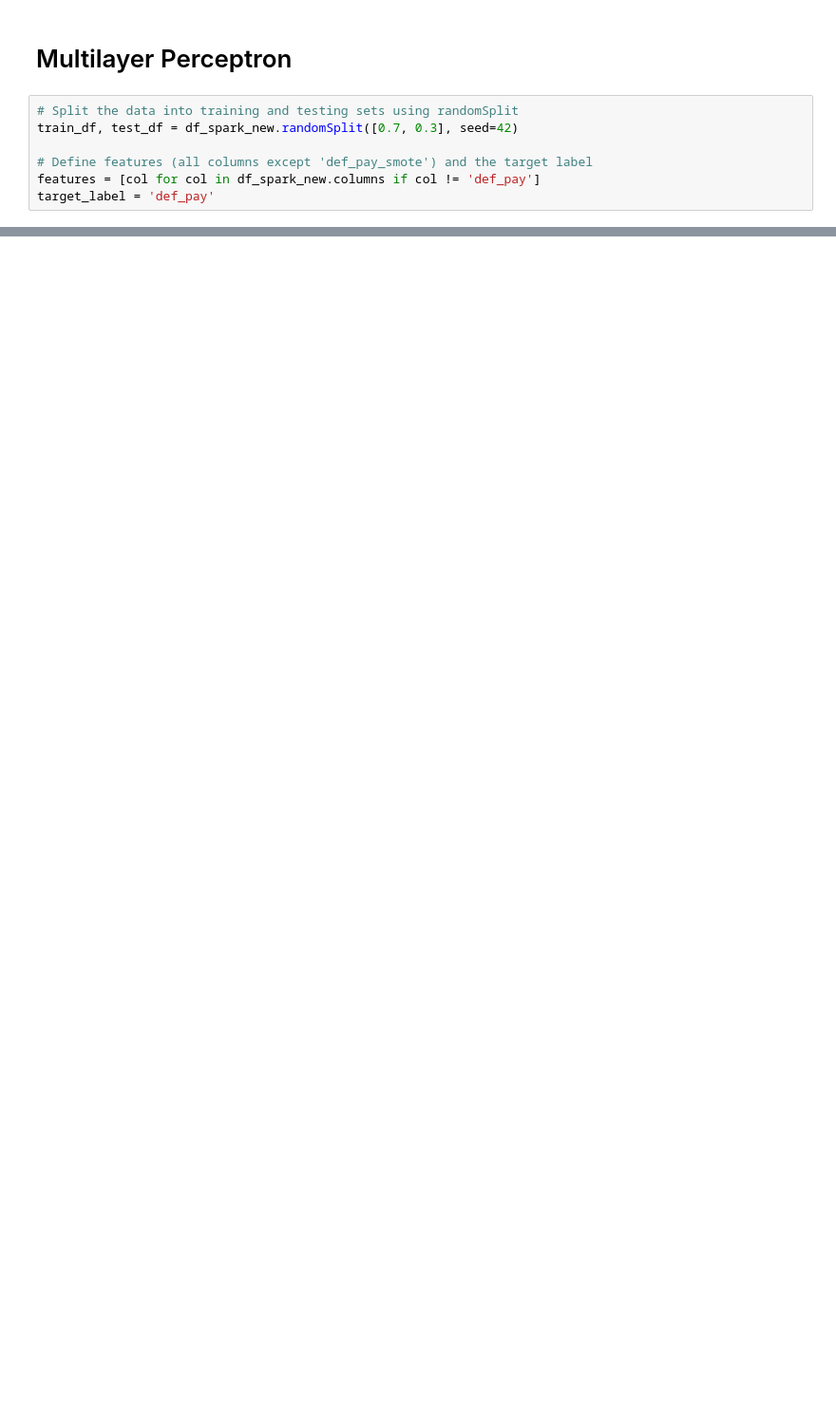
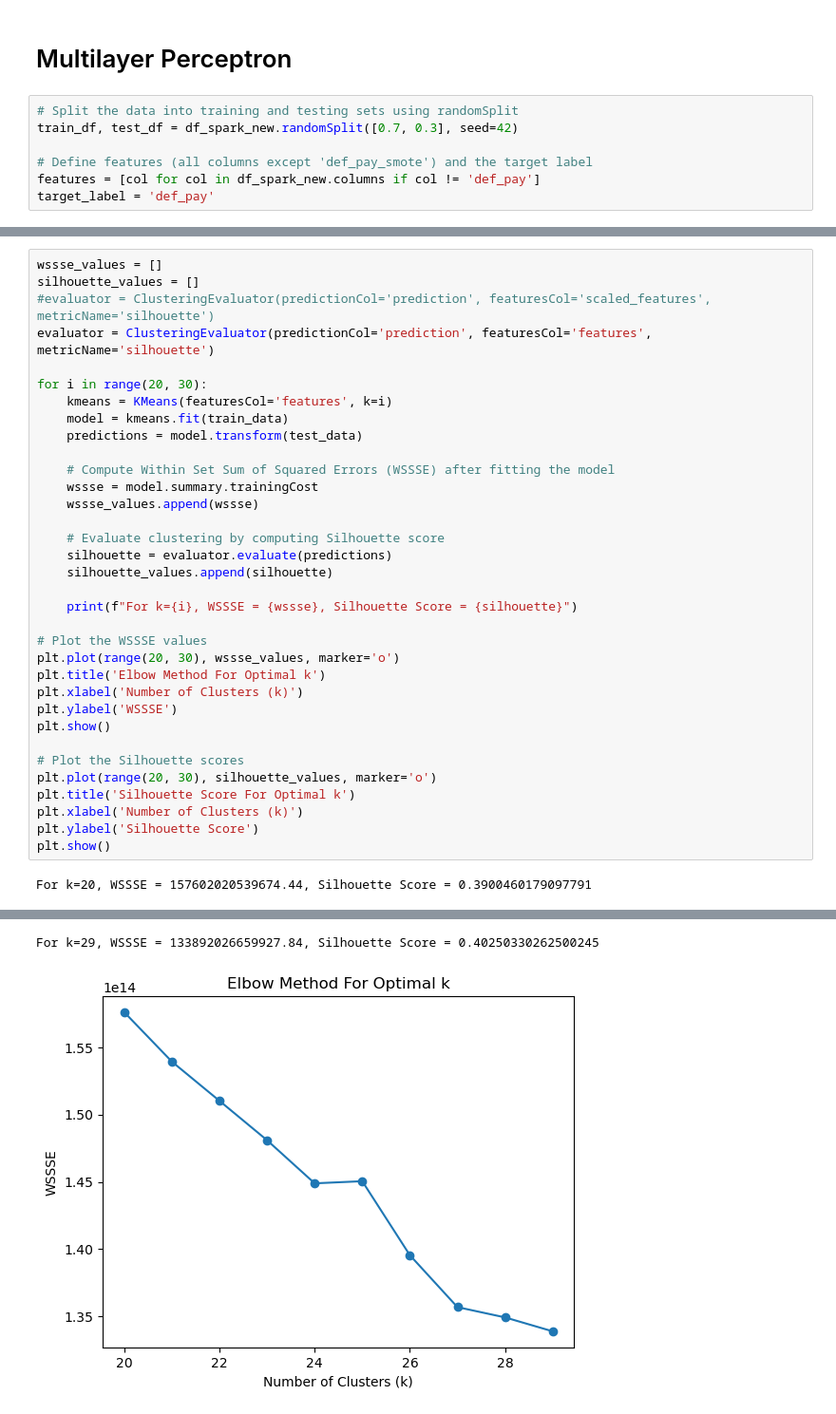
Before and after one commit to saivinay111234/bd_final_project_spark, a Jupyter notebook: BD_Final_Project_Updated.ipynb, the cells around one changed output, grey strips where cells are left out. Shown at 95% size. Drawn from its saved outputs; the diff is of its cells as text; blank space fills up the shorter version.

```diff
--- a/BD_Final_Project_Updated.ipynb
+++ b/BD_Final_Project_Updated.ipynb
@@ -1764,0 +1998,36 @@ curves(predictions)
+# %%
+wssse_values = []
+silhouette_values = []
+#evaluator = ClusteringEvaluator(predictionCol='prediction', featuresCol='scaled_features', metricName='silhouette')
+evaluator = ClusteringEvaluator(predictionCol='prediction', featuresCol='features', metricName='silhouette')
+
+for i in range(20, 30):
+    kmeans = KMeans(featuresCol='features', k=i)
+    model = kmeans.fit(train_data)
+    predictions = model.transform(test_data)
+
+    # Compute Within Set Sum of Squared Errors (WSSSE) after fitting the model
+    wssse = model.summary.trainingCost
+    wssse_values.append(wssse)
+
+    # Evaluate clustering by computing Silhouette score
+    silhouette = evaluator.evaluate(predictions)
+    silhouette_values.append(silhouette)
+
+    print(f"For k={i}, WSSSE = {wssse}, Silhouette Score = {silhouette}")
+
+# Plot the WSSSE values
+plt.plot(range(20, 30), wssse_values, marker='o')
+plt.title('Elbow Method For Optimal k')
+plt.xlabel('Number of Clusters (k)')
+plt.ylabel('WSSSE')
+plt.show()
+
+# Plot the Silhouette scores
+plt.plot(range(20, 30), silhouette_values, marker='o')
+plt.title('Silhouette Score For Optimal k')
+plt.xlabel('Number of Clusters (k)')
+plt.ylabel('Silhouette Score')
+plt.show()
+# %% [output]
+For k=20, WSSSE = 157602020539674.44, Silhouette Score = 0.3900460179097791
@@ -1764,0 +2042,2 @@ curves(predictions)
+For k=29, WSSSE = 133892026659927.84, Silhouette Score = 0.40250330262500245
+[figure, added]
```
Also changed, not shown: parts of 102 cells of this notebook.
